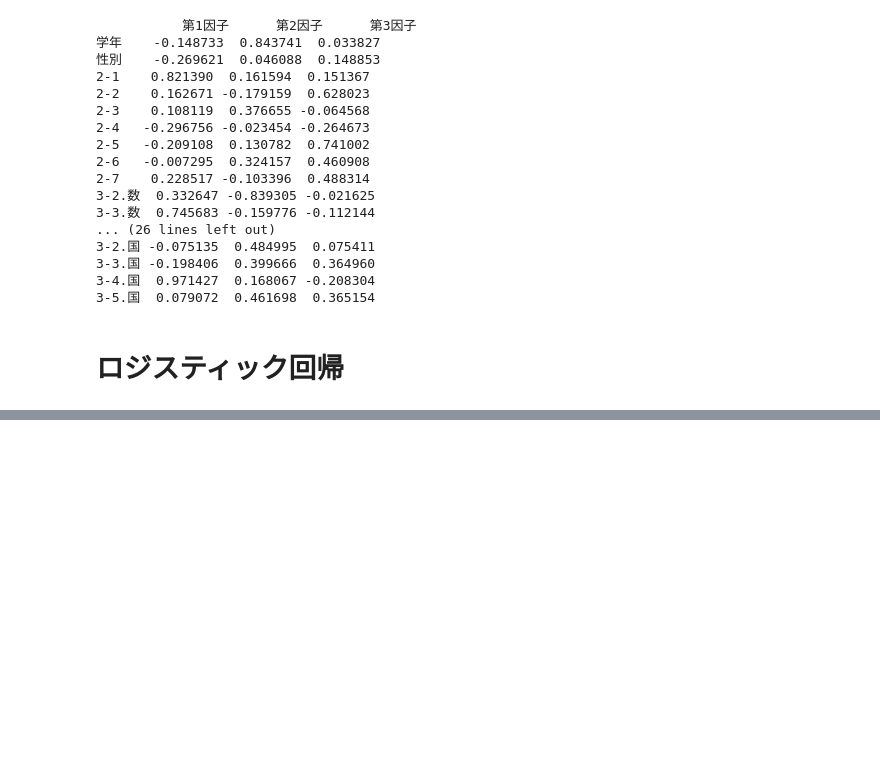
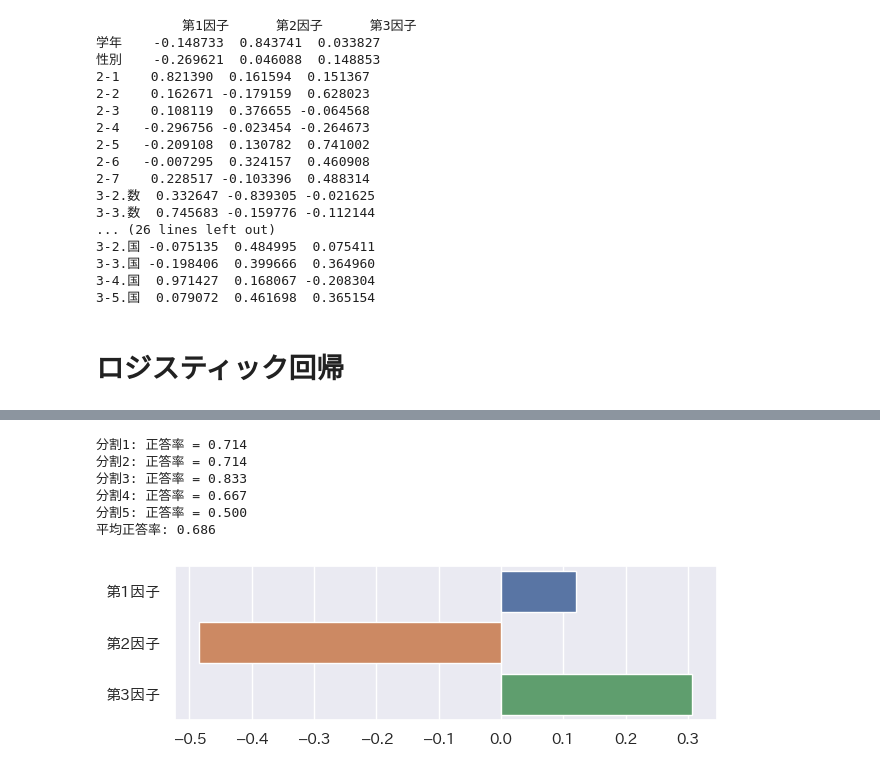
Before and after one commit to okozeriki/service_mind, a Jupyter notebook: model/0619_innsi_var.ipynb, the cells around one changed output, grey strips where cells are left out. Cells and saved outputs as stored; diff of their text form; code cells hidden in the pictures; blank space fills up the shorter version.

```diff
--- a/model/0619_innsi_var.ipynb
+++ b/model/0619_innsi_var.ipynb
@@ -154,0 +194,10 @@ lr(df_japanese,df_japanese_innsi)
+# %%
+lr_cross_val(df_japanese,df_japanese_innsi)
+# %% [output]
+分割1: 正答率 = 0.714
+分割2: 正答率 = 0.714
+分割3: 正答率 = 0.833
+分割4: 正答率 = 0.667
+分割5: 正答率 = 0.500
+平均正答率: 0.686
+[figure, added]
```
Also changed, not shown: parts of 7 cells of this notebook.
